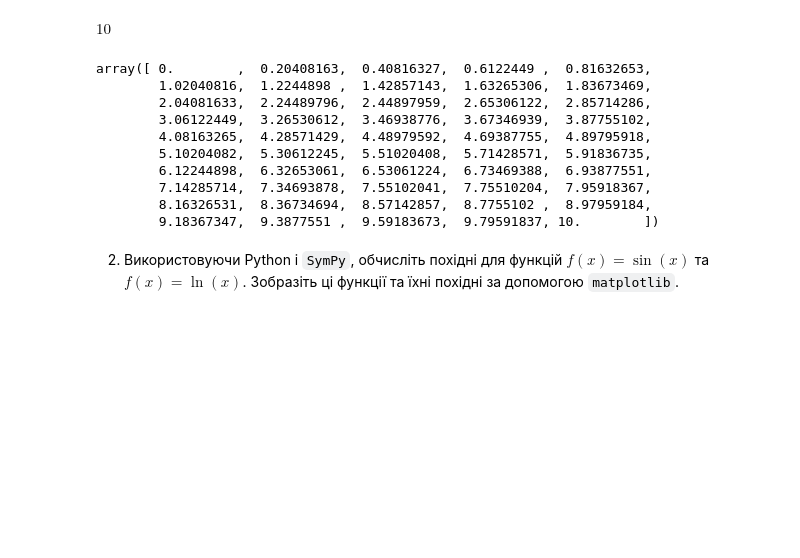
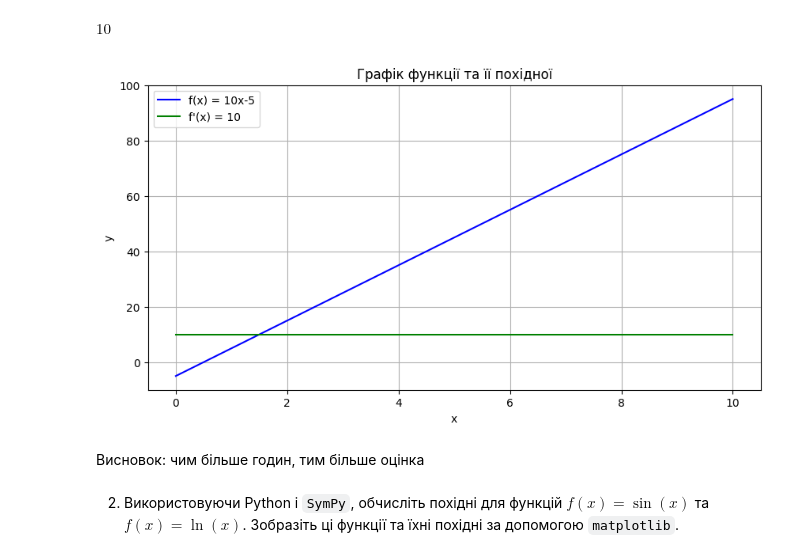
Before and after one commit to nikishkaaa/ML-Course, a Jupyter notebook: HW_2_2_Функції_і_похідні.ipynb, the cells around one changed output. Cells and saved outputs as stored; diff of their text form; code cells hidden in the pictures; blank space fills up the shorter version.

```diff
--- a/HW_2_2_Функції_і_похідні.ipynb
+++ b/HW_2_2_Функції_і_похідні.ipynb
@@ -17,19 +17,24 @@ deriv = sp.diff(f, x)
 deriv
 # %% [output]
 $\displaystyle 10$
-# %%
-xs = np.linspace(0,10)
-xs
-# %% [output]
-array([ 0.        ,  0.20408163,  0.40816327,  0.6122449 ,  0.81632653,
-        1.02040816,  1.2244898 ,  1.42857143,  1.63265306,  1.83673469,
-        2.04081633,  2.24489796,  2.44897959,  2.65306122,  2.85714286,
-        3.06122449,  3.26530612,  3.46938776,  3.67346939,  3.87755102,
-        4.08163265,  4.28571429,  4.48979592,  4.69387755,  4.89795918,
-        5.10204082,  5.30612245,  5.51020408,  5.71428571,  5.91836735,
-        6.12244898,  6.32653061,  6.53061224,  6.73469388,  6.93877551,
-        7.14285714,  7.34693878,  7.55102041,  7.75510204,  7.95918367,
-        8.16326531,  8.36734694,  8.57142857,  8.7755102 ,  8.97959184,
-        9.18367347,  9.3877551 ,  9.59183673,  9.79591837, 10.        ])
+# %%
+x = np.linspace(0, 10, 100)
+df = np.full_like(x, 10)
+
+plt.figure(figsize=(10, 5))
+plt.plot(x, 10*x -5, label='f(x) = 10x-5', color='blue')
+plt.plot(x, df, label="f'(x) = 10", color='green')
+
+plt.title("Графік функції та її похідної")
+plt.xlabel("x")
+plt.ylabel("y")
+plt.legend()
+plt.grid(True)
+
+plt.show()
+# %% [output]
+[figure, added]
+# %% [markdown]
+Висновок: чим більше годин, тим більше оцінка
 # %% [markdown]
 2. Використовуючи Python і `SymPy`, обчисліть похідні для функцій $ f(x) = \sin(x) $ та $ f(x) = \ln(x) $. Зобразіть ці функції та їхні похідні за допомогою `matplotlib`.
```
Also changed, not shown: parts of 6 cells of this notebook.
